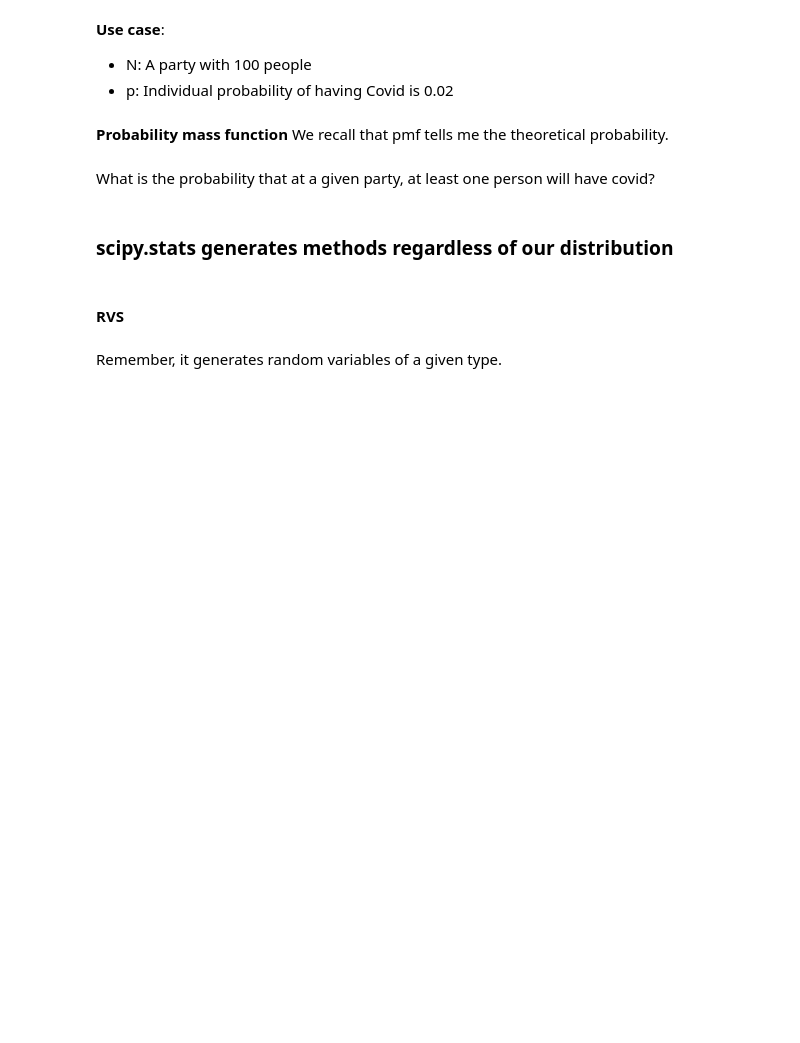
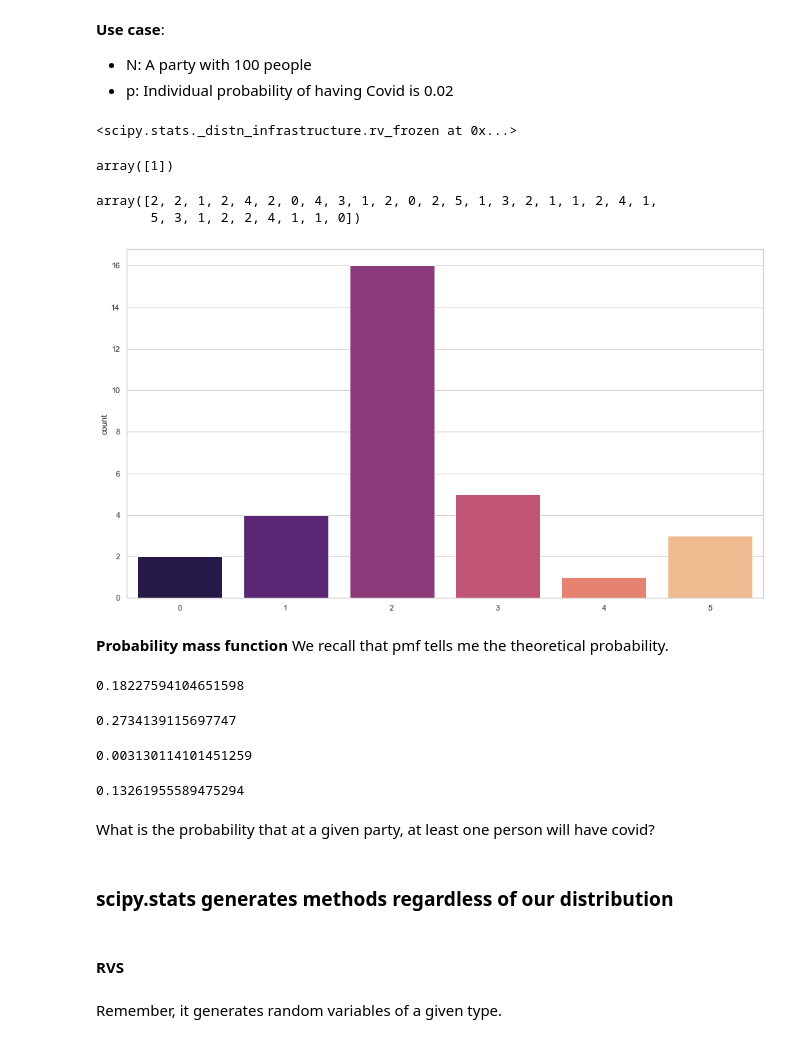
Before and after one commit to Ironhack-data-bcn-oct-2022/lectures, a Jupyter notebook: week-5/03- Discrete distributions.ipynb, the cells around one changed output. Saved outputs shown, nothing was run; the diff lists cells and outputs as text; code cells hidden in the pictures; blank space fills up the shorter version.

```diff
--- a/week-5/03- Discrete distributions.ipynb
+++ b/week-5/03- Discrete distributions.ipynb
@@ -322,9 +463,53 @@
 **Use case**:
 - N: A party with 100 people
 - p: Individual probability of having Covid is 0.02
+# %%
+my_binomial_covid = binom(100, 0.02)
+# %%
+my_binomial_covid
+# %% [output]
+<scipy.stats._distn_infrastructure.rv_frozen at 0x...>
+# %%
+ # Sample one party
+my_binomial_covid.rvs(1)
+# %% [output]
+array([1])
+# %%
+# Sample 31 parties
+my_binomial_covid.rvs(31)
+# %% [output]
+array([2, 2, 1, 2, 4, 2, 0, 4, 3, 1, 2, 0, 2, 5, 1, 3, 2, 1, 1, 2, 4, 1,
+       5, 3, 1, 2, 2, 4, 1, 1, 0])
+# %%
+sns.countplot(x=my_binomial_covid.rvs(31) , palette="magma");
+
+
+# X: amount of people infected
+# Y: amount of parties with that amount of people infected (should amount to the total of rvs(n))
+# %% [output]
+[figure, added]
 # %% [markdown]
 **Probability mass function**
 We recall that pmf tells me the theoretical probability.
+# %%
+# What is the probability that there are 3 infected people?
+my_binomial_covid.pmf(3)
+# %% [output]
+0.18227594104651598
+# %%
+# And that there are two?
+my_binomial_covid.pmf(2)
+# %% [output]
+0.2734139115697747
+# %%
+my_binomial_covid.pmf(7)
+# %% [output]
+0.003130114101451259
+# %%
+# That there is none
+my_binomial_covid.pmf(0)
+# %% [output]
+0.13261955589475294
 # %% [markdown]
 What is the probability that at a given party, at least one person will have covid?
 # %% [markdown]
```
Also changed, not shown: parts of 82 cells of this notebook.
